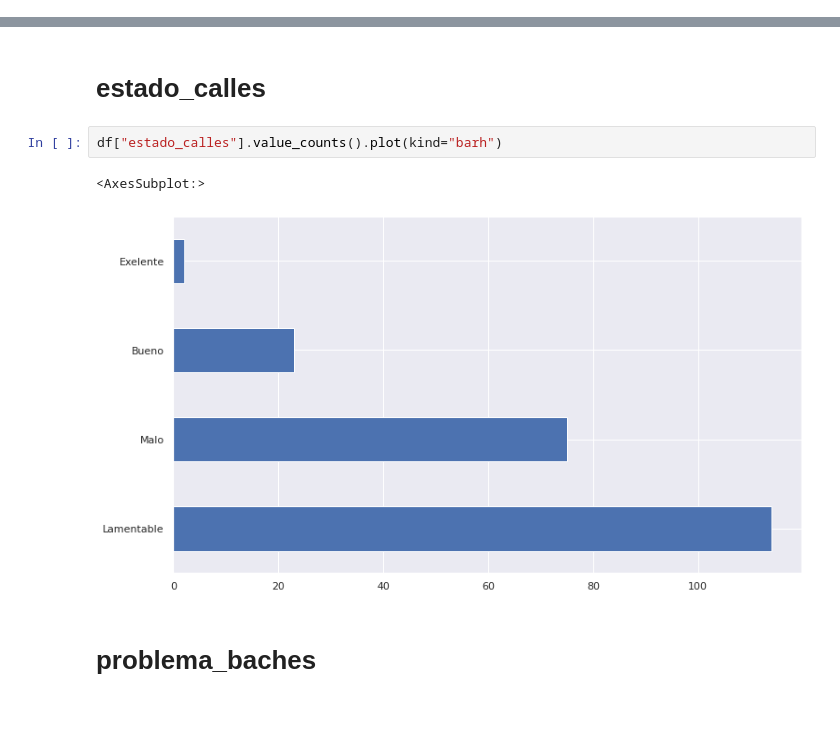
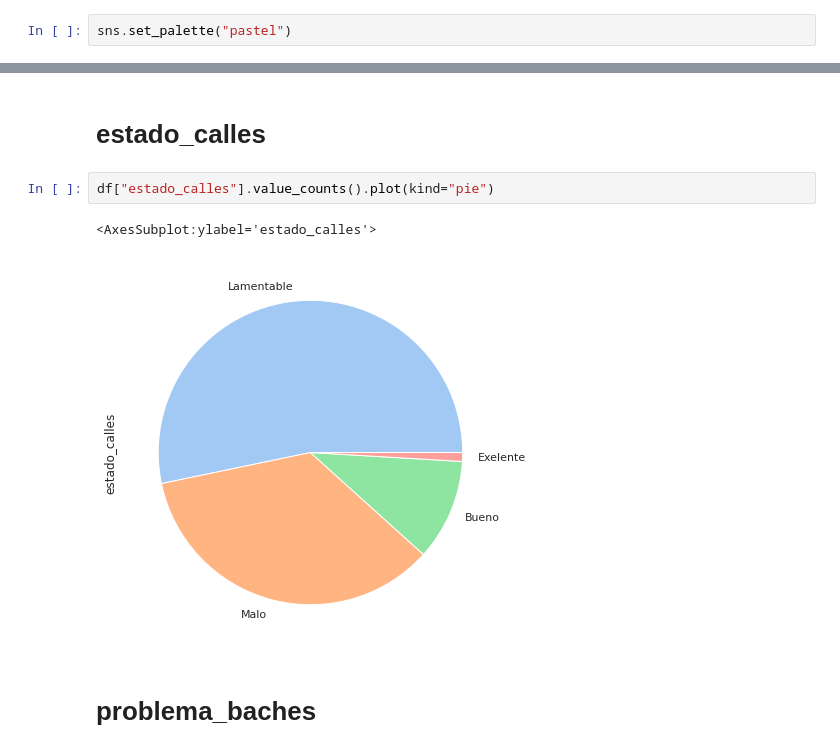
Before and after one commit to TorrezMN/Data_Science, a Jupyter notebook: src/notebooks/basic_study.ipynb, the cells around one changed output, grey strips where cells are left out. Cells and saved outputs as stored; diff of their text form; blank space fills up the shorter version.

```diff
--- a/src/notebooks/basic_study.ipynb
+++ b/src/notebooks/basic_study.ipynb
@@ -16,6 +16,8 @@ plt.rcParams["figure.figsize"] = [12, 7]
 
 # Setting seaborn as default plotting lib.
 sns.set()
+# %%
+sns.set_palette("pastel")
 # %%
 df = pd.read_csv("./central_df.csv")
 # %%
@@ -31,10 +33,10 @@ Index(['Unnamed: 0', 'marca_temporal', 'lugar_residencia',
 # %% [markdown]
 # estado_calles
 # %%
-df["estado_calles"].value_counts().plot(kind="barh")
+df["estado_calles"].value_counts().plot(kind="pie")
 # %% [output]
-<AxesSubplot:>
+<AxesSubplot:ylabel='estado_calles'>
-[figure, old version]
+[figure, new version]
 # %% [markdown]
 # problema_baches
 # %%
```
Also changed, not shown: parts of 12 cells of this notebook.
